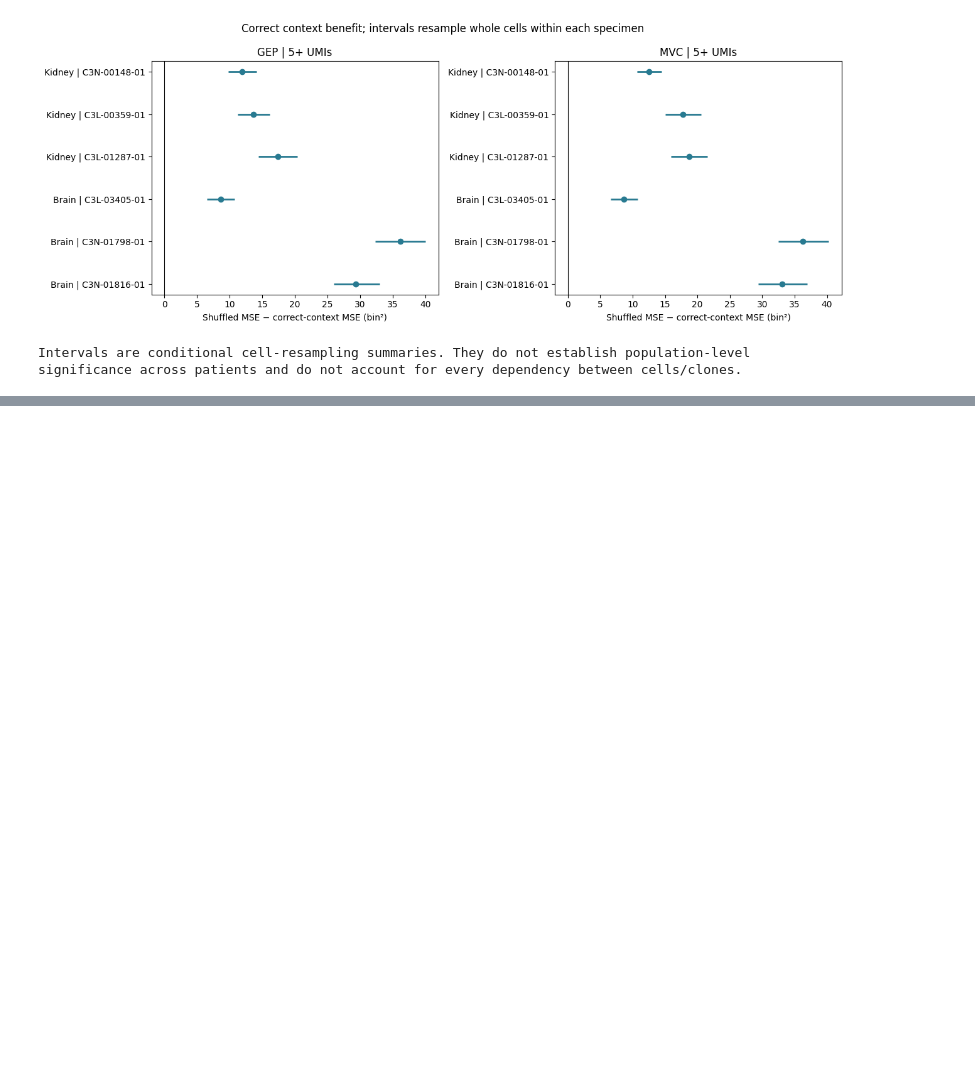
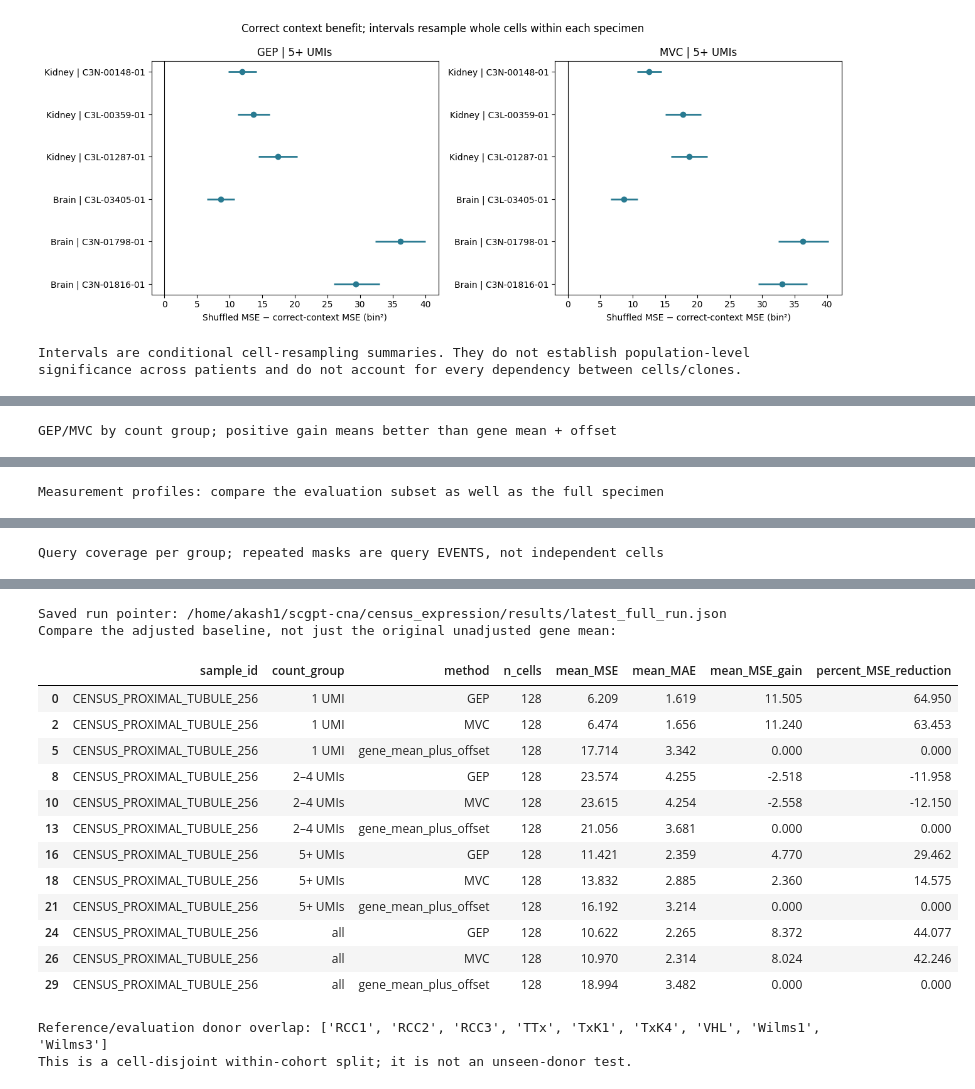
Before and after one commit to AkashPrasad2/scgpt-cna, a Jupyter notebook: notebooks/05-scGPT_benchmarking.ipynb, the cells around one changed output, grey strips where cells are left out. Drawn from its saved outputs; the diff is of its cells as text; code cells hidden in the pictures; blank space fills up the shorter version.

```diff
--- a/notebooks/05-scGPT_benchmarking.ipynb
+++ b/notebooks/05-scGPT_benchmarking.ipynb
@@ -2566,0 +3118,60 @@ significance across patients and do not account for every dependency between cel
+# %%
+# 7 — Compare performance and measurement profiles, keeping specimens separate.
+all_summary = pd.concat([r["summary"] for r in results], ignore_index=True)
+all_per_cell = pd.concat([r["per_cell"] for r in results], ignore_index=True)
+all_obs = pd.concat([r["obs"].reset_index() for r in results], ignore_index=True)
+all_audits = pd.DataFrame([r["audit"] for r in results])
+all_summary.to_csv(RUN_DIR / "all_specimens_summary.csv", index=False)
+all_per_cell.to_csv(RUN_DIR / "all_specimens_cell_scores.csv", index=False)
+all_audits.to_csv(RUN_DIR / "all_specimens_audit.csv", index=False)
+
+print("Overall scores: one vote per cell, with masks averaged first")
+display(all_summary.query("count_group == 'all'")[[
+    "sample_id", "method", "n_cells", "mean_MSE", "mean_MAE",
+    "mean_MSE_gain", "percent_MSE_reduction", "cells_beating_baseline"
+]].sort_values(["sample_id", "mean_MSE"]).round(3))
+
+print("GEP/MVC by count group; positive gain means better than gene mean + offset")
+display(all_summary.loc[all_summary["method"].isin(["GEP", "MVC"]), [
+    "sample_id", "count_group", "method", "n_cells", "mean_MSE",
+    "mean_MSE_gain", "percent_MSE_reduction"
+]].round(3))
+
+profile_metrics = ["total_counts", "detected_genes", "model_detected_genes", "fraction_count_one",
+                   "model_count_fraction", "occupied_bins", "dominant_bin_fraction", "pct_counts_mt"]
+profile_parts = []
+for label, frame in [("all_loaded_cells", all_obs),
+                     ("evaluated_cells", all_obs.loc[all_obs["evaluated_this_run"]])]:
+    part = frame.groupby(["sample_id", "case_id", "tissue", "diagnosis"])[profile_metrics].median()
+    part["n_cells"] = frame.groupby(["sample_id", "case_id", "tissue", "diagnosis"]).size()
+    part["population"] = label
+    profile_parts.append(part.reset_index())
+profiles = pd.concat(profile_parts, ignore_index=True)
+profiles.to_csv(RUN_DIR / "measurement_profile_medians.csv", index=False)
+print("Measurement profiles: compare the evaluation subset as well as the full specimen")
+display(profiles.round(3))
+
+print("Query coverage per group; repeated masks are query EVENTS, not independent cells")
+coverage = (all_per_cell.query("method == 'GEP'")
+            .groupby(["sample_id", "count_group"], as_index=False)
+            .agg(cells=("cell_id", "nunique"), query_events=("query_events", "sum")))
+coverage.to_csv(RUN_DIR / "query_coverage.csv", index=False)
+display(coverage)
+
+
+# Preserve a pointer only after summaries and scores have been written successfully.
+pointer = RESULTS_ROOT / f"latest_{MODE}_run.json"
+pointer.write_text(json.dumps({"run_dir": str(RUN_DIR), "mode": MODE,
+                               "cohort_id": COHORT_ID, "mask_seeds": MASK_SEEDS}, indent=2))
+print("Saved run pointer:", pointer)
+print("Compare the adjusted baseline, not just the original unadjusted gene mean:")
+display(all_summary.loc[all_summary["method"].isin(["gene_mean_plus_offset", "GEP", "MVC"]), [
+    "sample_id", "count_group", "method", "n_cells", "mean_MSE", "mean_MAE",
+    "mean_MSE_gain", "percent_MSE_reduction",
+]].round(3))
+
+reference_donors = set(all_obs.loc[all_obs["split"].eq("reference"), "donor_id"].dropna())
+evaluation_donors = set(all_obs.loc[all_obs["split"].eq("evaluation_reserved"), "donor_id"].dropna())
+print("Reference/evaluation donor overlap:", sorted(reference_donors & evaluation_donors))
+print("This is a cell-disjoint within-cohort split; it is not an unseen-donor test.")
+# %% [output]
@@ -2566,0 +3188 @@ significance across patients and do not account for every dependency between cel
+GEP/MVC by count group; positive gain means better than gene mean + offset
@@ -2566,0 +3198 @@ significance across patients and do not account for every dependency between cel
+Measurement profiles: compare the evaluation subset as well as the full specimen
@@ -2566,0 +3202 @@ significance across patients and do not account for every dependency between cel
+Query coverage per group; repeated masks are query EVENTS, not independent cells
@@ -2566,0 +3208,17 @@ significance across patients and do not account for every dependency between cel
+Saved run pointer: /home/akash1/scgpt-cna/census_expression/results/latest_full_run.json
+Compare the adjusted baseline, not just the original unadjusted gene mean:
+|  | sample_id | count_group | method | n_cells | mean_MSE | mean_MAE | mean_MSE_gain | percent_MSE_reduction |
+| 0 | CENSUS_PROXIMAL_TUBULE_256 | 1 UMI | GEP | 128 | 6.209 | 1.619 | 11.505 | 64.950 |
+| 2 | CENSUS_PROXIMAL_TUBULE_256 | 1 UMI | MVC | 128 | 6.474 | 1.656 | 11.240 | 63.453 |
+| 5 | CENSUS_PROXIMAL_TUBULE_256 | 1 UMI | gene_mean_plus_offset | 128 | 17.714 | 3.342 | 0.000 | 0.000 |
+| 8 | CENSUS_PROXIMAL_TUBULE_256 | 2–4 UMIs | GEP | 128 | 23.574 | 4.255 | -2.518 | -11.958 |
+| 10 | CENSUS_PROXIMAL_TUBULE_256 | 2–4 UMIs | MVC | 128 | 23.615 | 4.254 | -2.558 | -12.150 |
+| 13 | CENSUS_PROXIMAL_TUBULE_256 | 2–4 UMIs | gene_mean_plus_offset | 128 | 21.056 | 3.681 | 0.000 | 0.000 |
+| 16 | CENSUS_PROXIMAL_TUBULE_256 | 5+ UMIs | GEP | 128 | 11.421 | 2.359 | 4.770 | 29.462 |
+| 18 | CENSUS_PROXIMAL_TUBULE_256 | 5+ UMIs | MVC | 128 | 13.832 | 2.885 | 2.360 | 14.575 |
+| 21 | CENSUS_PROXIMAL_TUBULE_256 | 5+ UMIs | gene_mean_plus_offset | 128 | 16.192 | 3.214 | 0.000 | 0.000 |
+| 24 | CENSUS_PROXIMAL_TUBULE_256 | all | GEP | 128 | 10.622 | 2.265 | 8.372 | 44.077 |
+| 26 | CENSUS_PROXIMAL_TUBULE_256 | all | MVC | 128 | 10.970 | 2.314 | 8.024 | 42.246 |
+| 29 | CENSUS_PROXIMAL_TUBULE_256 | all | gene_mean_plus_offset | 128 | 18.994 | 3.482 | 0.000 | 0.000 |
+Reference/evaluation donor overlap: ['RCC1', 'RCC2', 'RCC3', 'TTx', 'TxK1', 'TxK4', 'VHL', 'Wilms1', 'Wilms3']
+This is a cell-disjoint within-cohort split; it is not an unseen-donor test.
```
Also changed, not shown: parts of 12 cells of this notebook.
